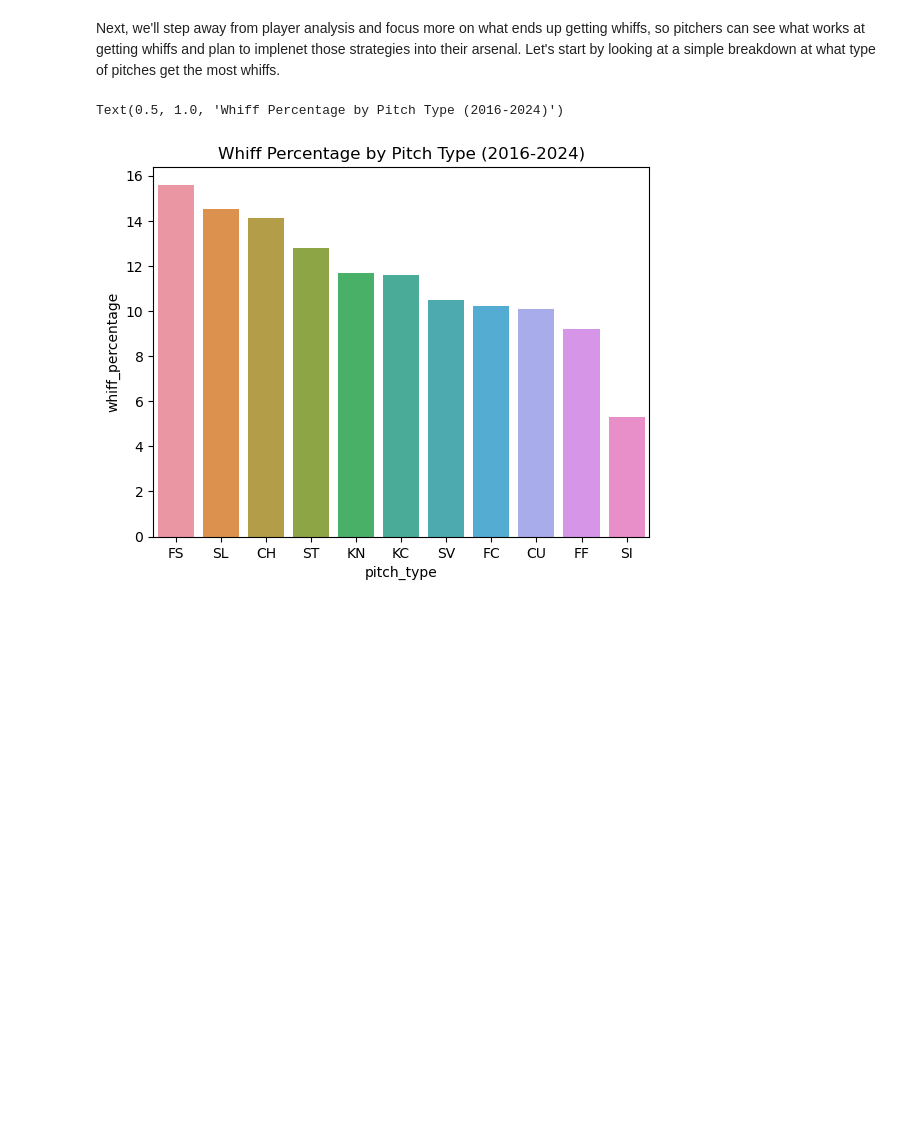
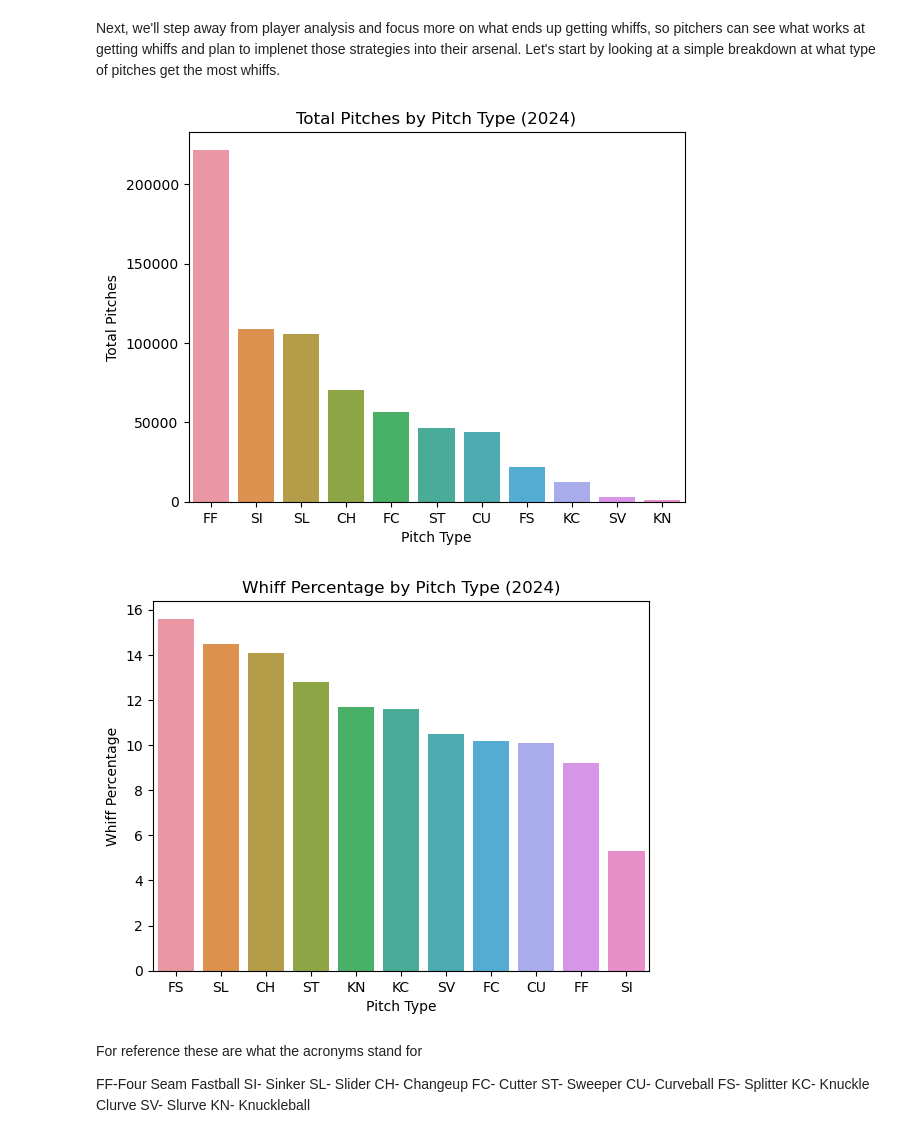
Before and after one commit to Ngilbert0807/Whiff-Analysis, a Jupyter notebook: Main Code/Report.ipynb, the cells around one changed output. Drawn from its saved outputs; the diff is of its cells as text; code cells hidden in the pictures; blank space fills up the shorter version.

```diff
--- a/Main Code/Report.ipynb
+++ b/Main Code/Report.ipynb
@@ -129,32 +129,57 @@ Next, we'll step away from player analysis and focus more on what ends up gettin
 # %%
 get_pitch_whiff_states='''WITH total_pitches AS (
     SELECT pitch_type, count(*) as total_pitches
     FROM statcast_2024
     GROUP BY pitch_type
 	HAVING count(*) >=1000
 ),
 whiffs AS (
     SELECT pitch_type, count(*) as total_whiffs
     FROM statcast_2024
     WHERE description = 'swinging_strike'
     GROUP BY pitch_type
 )
 SELECT
     t.pitch_type,
     t.total_pitches,
     COALESCE(w.total_whiffs, 0) as total_whiffs,
     ROUND(COALESCE(w.total_whiffs, 0) * 100.0 / t.total_pitches, 1) as whiff_percentage
 FROM total_pitches t
 LEFT JOIN whiffs w ON t.pitch_type = w.pitch_type
 ORDER BY t.total_pitches DESC;'''
 
 connection = connecting()
 execute_query(connection, get_pitch_whiff_states)
 whiff_by_pitch = read_query(connection, get_pitch_whiff_states)
 pitch_whiff_stats= pd.DataFrame(whiff_by_pitch, columns=['pitch_type', 'total_pitches', 'total_whiffs', 'whiff_percentage'])
 pitch_whiff_stats = pitch_whiff_stats.sort_values(by='whiff_percentage', ascending=False)
-sns.barplot(data=pitch_whiff_stats, x='pitch_type', y='whiff_percentage')
-plt.title('Whiff Percentage by Pitch Type (2016-2024)')
+# Total Pitches Plot
+pitch_total_stats = pitch_whiff_stats.sort_values(by='total_pitches', ascending=False)
+total_pitch_graph = sns.barplot(data=pitch_total_stats, x='pitch_type', y='total_pitches')
+total_pitch_graph.set_title('Total Pitches by Pitch Type (2024)')
+total_pitch_graph.set_xlabel('Pitch Type')
+total_pitch_graph.set_ylabel('Total Pitches')
+plt.show()
+# Whiff Percentage Plot
+whiff_percent_graph = sns.barplot(data=pitch_whiff_stats, x='pitch_type', y='whiff_percentage')
+whiff_percent_graph.set_title('Whiff Percentage by Pitch Type (2024)')
+whiff_percent_graph.set_xlabel('Pitch Type')
+whiff_percent_graph.set_ylabel('Whiff Percentage')
+plt.show()
 # %% [output]
-Text(0.5, 1.0, 'Whiff Percentage by Pitch Type (2016-2024)')
-[figure, old version]
+[figure, new version]
+[figure, added]
+# %% [markdown]
+For reference these are what the acronyms stand for
+
+FF-Four Seam Fastball
+SI- Sinker
+SL- Slider
+CH- Changeup
+FC- Cutter
+ST- Sweeper
+CU- Curveball
+FS- Splitter
+KC- Knuckle Clurve
+SV- Slurve
+KN- Knuckleball
```
